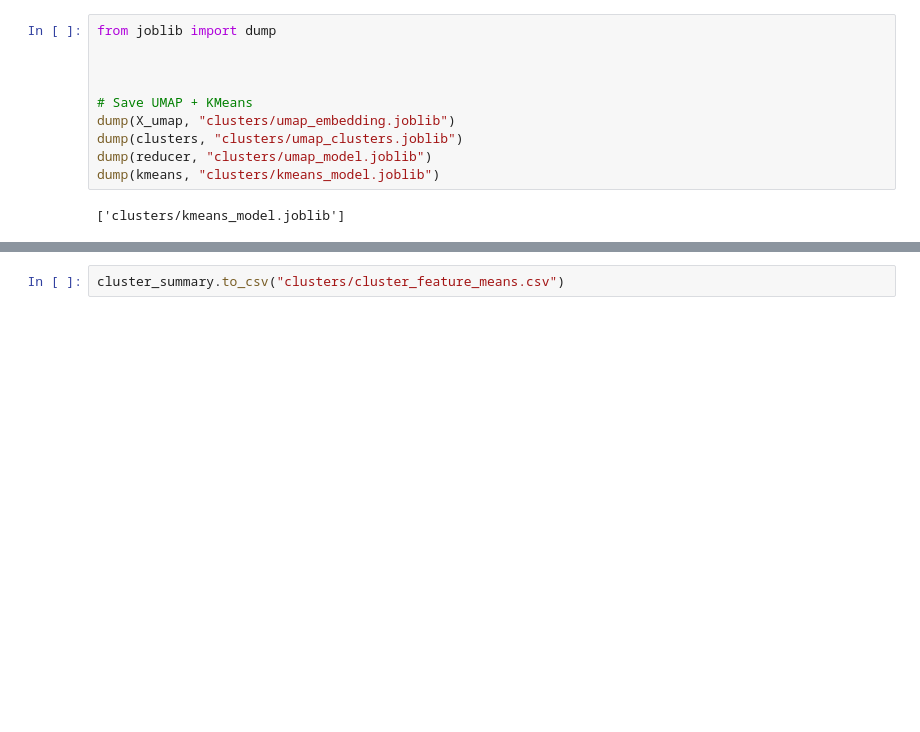
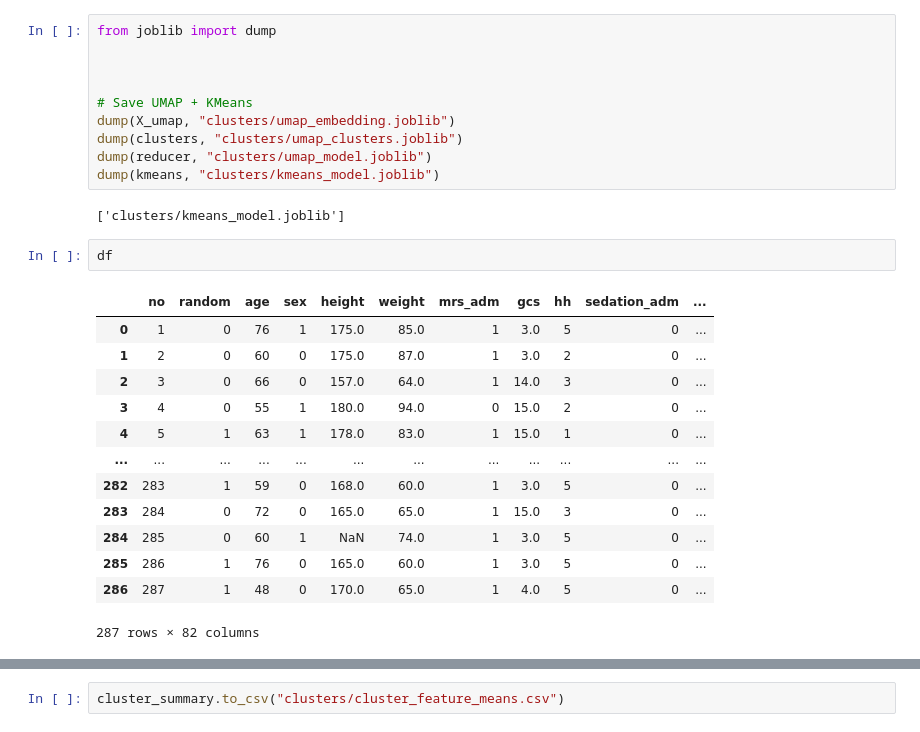
Before and after one commit to shrinitbabel/Precision_Medicine_EARLYDRAIN_DML, a Jupyter notebook: clustering.ipynb, the cells around one changed output, grey strips where cells are left out. Cells and saved outputs as stored; diff of their text form; blank space fills up the shorter version.

```diff
--- a/clustering.ipynb
+++ b/clustering.ipynb
@@ -70,6 +70,22 @@ dump(reducer, "clusters/umap_model.joblib")
 dump(kmeans, "clusters/kmeans_model.joblib")
 # %% [output]
 ['clusters/kmeans_model.joblib']
+# %%
+df
+# %% [output]
+|  | no | random | age | sex | height | weight | mrs_adm | gcs | hh | sedation_adm | ... |
+| 0 | 1 | 0 | 76 | 1 | 175.0 | 85.0 | 1 | 3.0 | 5 | 0 | ... |
+| 1 | 2 | 0 | 60 | 0 | 175.0 | 87.0 | 1 | 3.0 | 2 | 0 | ... |
+| 2 | 3 | 0 | 66 | 0 | 157.0 | 64.0 | 1 | 14.0 | 3 | 0 | ... |
+| 3 | 4 | 0 | 55 | 1 | 180.0 | 94.0 | 0 | 15.0 | 2 | 0 | ... |
+| 4 | 5 | 1 | 63 | 1 | 178.0 | 83.0 | 1 | 15.0 | 1 | 0 | ... |
+| ... | ... | ... | ... | ... | ... | ... | ... | ... | ... | ... | ... |
+| 282 | 283 | 1 | 59 | 0 | 168.0 | 60.0 | 1 | 3.0 | 5 | 0 | ... |
+| 283 | 284 | 0 | 72 | 0 | 165.0 | 65.0 | 1 | 15.0 | 3 | 0 | ... |
+| 284 | 285 | 0 | 60 | 1 | NaN | 74.0 | 1 | 3.0 | 5 | 0 | ... |
+| 285 | 286 | 1 | 76 | 0 | 165.0 | 60.0 | 1 | 3.0 | 5 | 0 | ... |
+| 286 | 287 | 1 | 48 | 0 | 170.0 | 65.0 | 1 | 4.0 | 5 | 0 | ... |
+287 rows × 82 columns
 # %%
 import pandas as pd
 df_clustered = pd.DataFrame(X, columns=feature_names)
```
Also changed, not shown: parts of 3 cells of this notebook, 1 other file.
